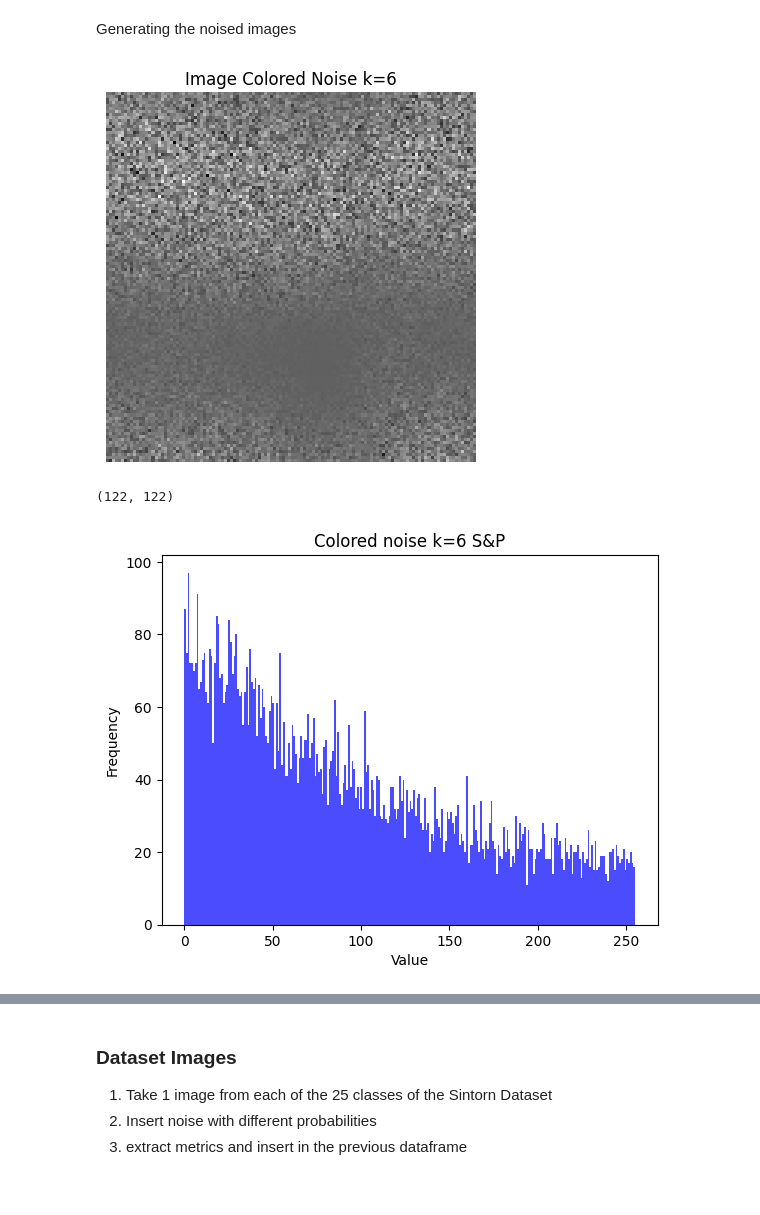
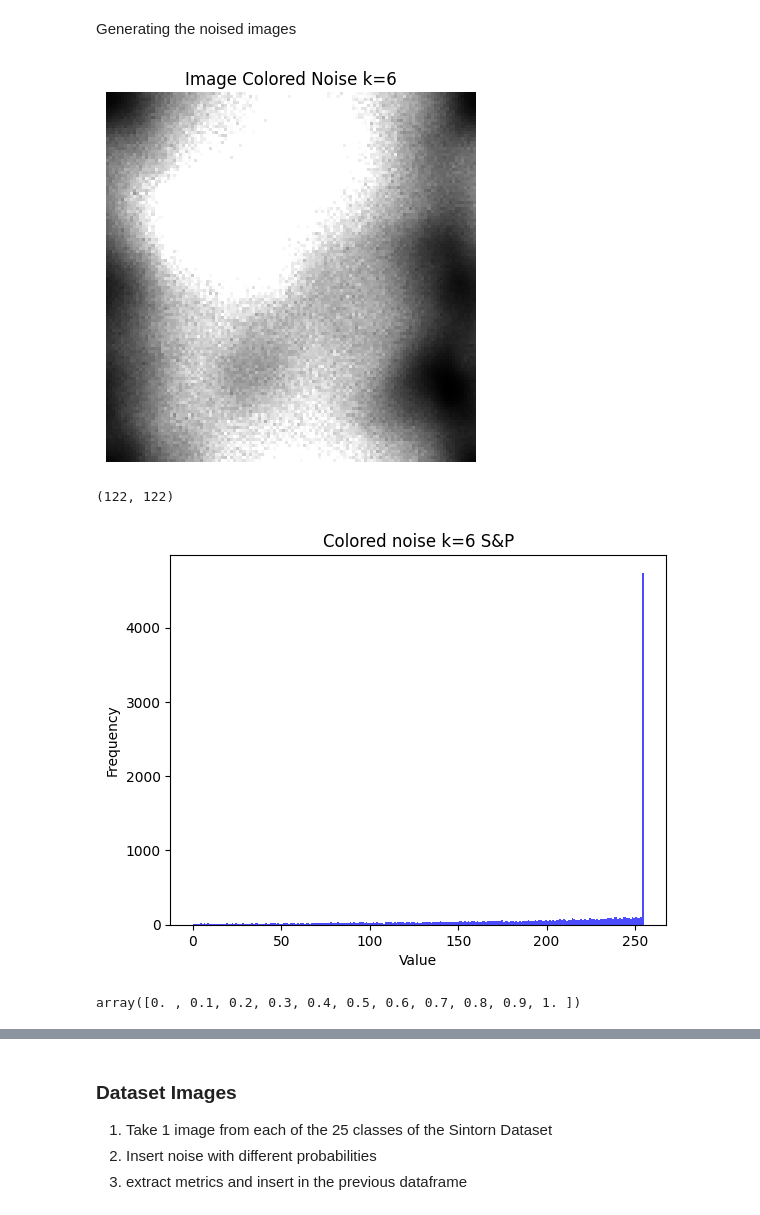
Before and after one commit to alvaroalbuquerque/SCS_plane_study, a Jupyter notebook: noise_analysis_speckle.ipynb, the cells around one changed output, grey strips where cells are left out. Cells and saved outputs as stored; diff of their text form; code cells hidden in the pictures.

```diff
--- a/noise_analysis_speckle.ipynb
+++ b/noise_analysis_speckle.ipynb
@@ -39,19 +42,23 @@ generate_histogram(gs_image, isNormalized=True, title=f'Colored noise k=6')
 # %% [markdown]
 Generating the noised images
 # %%
-noised_image = speckle_noise_gs(gs_image)
+noised_image = add_speckle_noise(gs_image, intensity=0.9, mean=0.5, sigma=0.1)
 plt.imshow(noised_image, cmap='gray')
 plt.title(f"Image Colored Noise k=6")
 plt.axis('off')
 plt.show()
 print(noised_image.shape)
 # %% [output]
-[figure, old version]
+[figure, new version]
 (122, 122)
 # %%
 generate_histogram(noised_image, isNormalized=True, title=f'Colored noise k=6 S&P')
 # %% [output]
-[figure, old version]
+[figure, new version]
+# %%
+np.linspace(0, 1, 11)
+# %% [output]
+array([0. , 0.1, 0.2, 0.3, 0.4, 0.5, 0.6, 0.7, 0.8, 0.9, 1. ])
 # %%
 # sets the default images
 default_images = {
```
Also changed, not shown: parts of 20 cells of this notebook, 5 other files.
